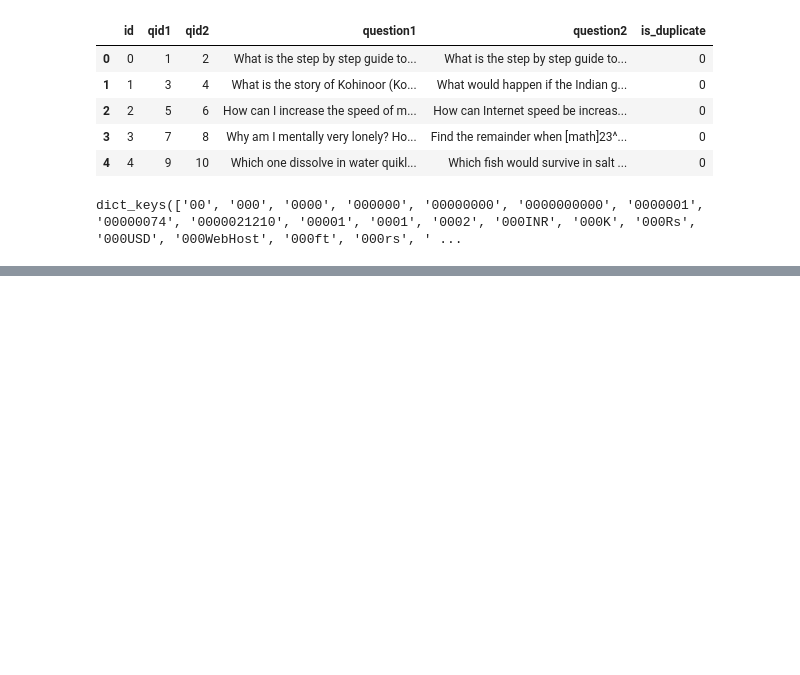
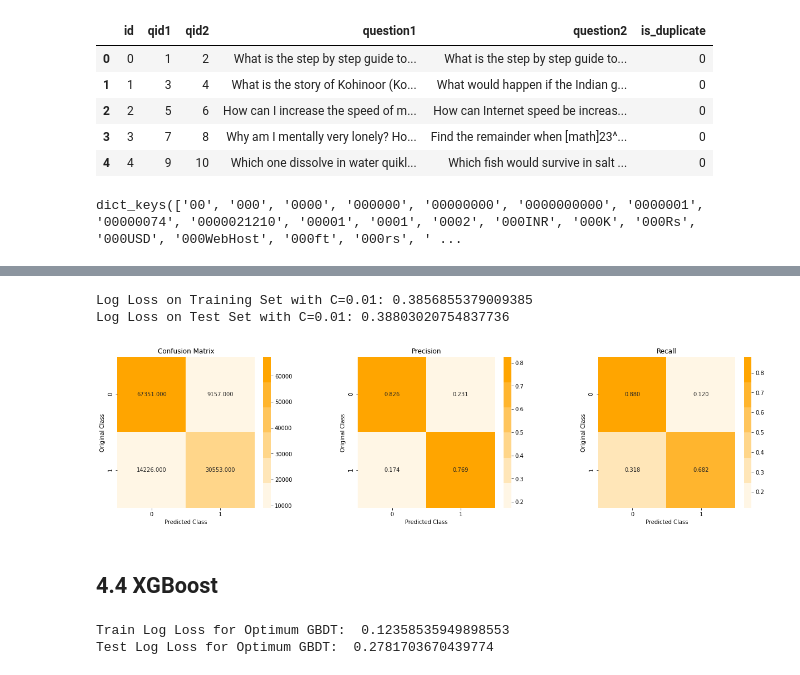
Before and after one commit to 1byte-yoda/ML-Personal-Projects, a Jupyter notebook: Quora_Duplicate.ipynb, the cells around one changed output, grey strips where cells are left out. Saved outputs shown, nothing was run; the diff lists cells and outputs as text; code cells hidden in the pictures; blank space fills up the shorter version.

```diff
--- a/Quora_Duplicate.ipynb
+++ b/Quora_Duplicate.ipynb
@@ -932,0 +1155,4 @@ def fix_string_list(string):
+# %%
+svm = LinearSVC(penalty='l1', loss='squared_hinge', dual=False, verbose=3, C=best_C)
+calibrated_svm = CalibratedClassifierCV(svm, method='sigmoid')
+calibrated_svm.fit(X_train_std, y_train)
@@ -932,0 +1174,15 @@ def fix_string_list(string):
+# %%
+y_pred_svm_train = calibrated_svm.predict_proba(X_train_std)
+y_pred_svm_test = calibrated_svm.predict_proba(X_test_std)
+
+print('Log Loss on Training Set with C={}: {}'.format(0.01, log_loss(y_train, y_pred_svm_train)))
+print('Log Loss on Test Set with C={}: {}'.format(0.01, log_loss(y_test, y_pred_svm_test)))
+# %% [output]
+Log Loss on Training Set with C=0.01: 0.3856855379009385
+Log Loss on Test Set with C=0.01: 0.38803020754837736
+# %%
+plot_matrices(y_test, y_pred_svm_test.argmax(axis=1))
+# %% [output]
+[figure, added]
+# %% [markdown]
+## 4.4 XGBoost
@@ -932,0 +1196,6 @@ def fix_string_list(string):
+# %%
+print('Train Log Loss for Optimum GBDT: ', log_loss(y_train, y_train_pred))
+print('Test Log Loss for Optimum GBDT: ', log_loss(y_test, y_test_pred))
+# %% [output]
+Train Log Loss for Optimum GBDT:  0.12358535949898553
+Test Log Loss for Optimum GBDT:  0.2781703670439774
```
Also changed, not shown: parts of 42 cells of this notebook.
